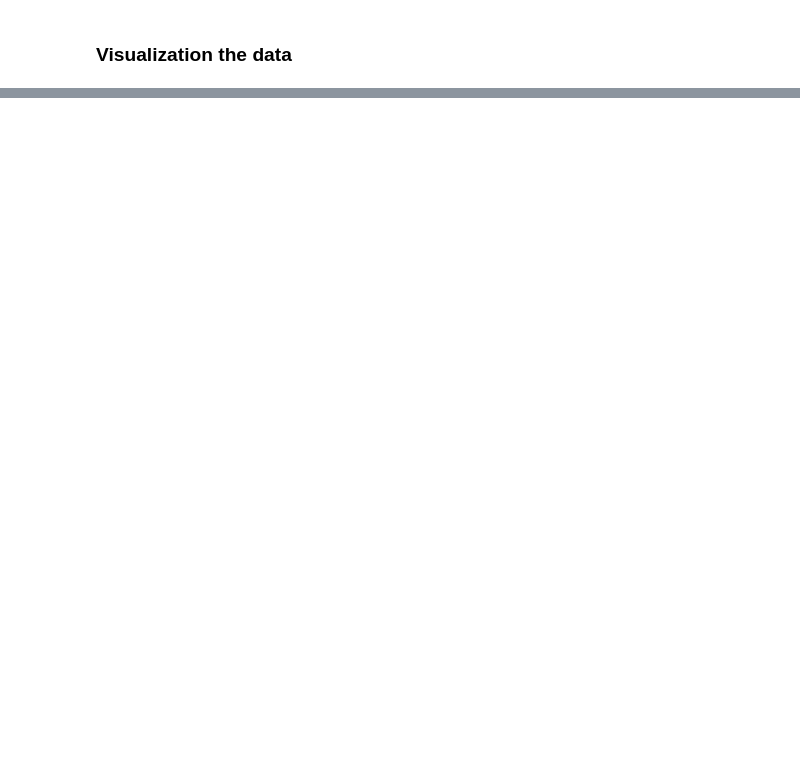
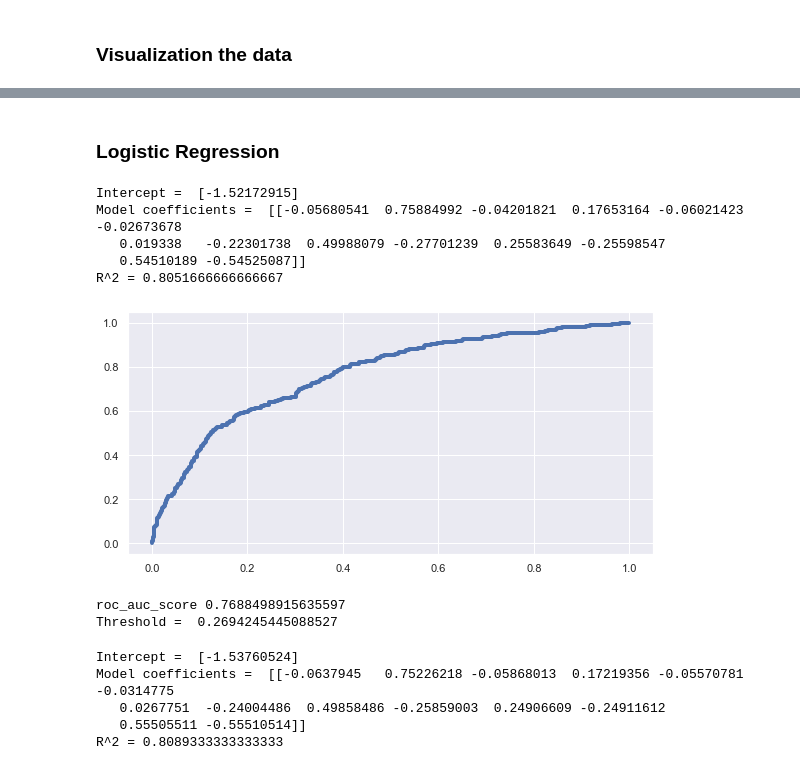
Before and after one commit to AML-final-course-project/SMM284, a Jupyter notebook: data_cleaning.ipynb, the cells around one changed output, grey strips where cells are left out. Cells and saved outputs as stored; diff of their text form; code cells hidden in the pictures; blank space fills up the shorter version.

```diff
--- a/data_cleaning.ipynb
+++ b/data_cleaning.ipynb
@@ -159,0 +163,19 @@ plt.show()
+# %%
+y = df['Exited'] # 1 in the case of Exited; 0 not Exited
+X = df.drop(columns='Exited')
+
+# split training, validation and test sets
+X_train_val, X_test, Y_train_val, Y_test = train_test_split(X, y, train_size=0.75, random_state=461)
+
+X_train, X_valid, Y_train, Y_valid = train_test_split(X_train_val, Y_train_val, train_size = 0.8, random_state=461)
+print(X_train.shape, X_valid.shape , X_test.shape)
+
+numeric_columns = [
+    'CreditScore', 'Age', 'Tenure', 'Balance', 'NumOfProducts', 'HasCrCard', 'EstimatedSalary'
+]
+
+from sklearn.preprocessing import StandardScaler
+scaler = StandardScaler()
+X_train[numeric_columns] = scaler.fit_transform(X_train[numeric_columns])
+X_valid[numeric_columns] = scaler.transform(X_valid[numeric_columns])
+X_test[numeric_columns] = scaler.transform(X_test[numeric_columns])
@@ -159,0 +242,46 @@ plt.show()
+# %% [markdown]
+### Logistic Regression
+# %%
+# Step1: Train logistic model on the training set
+logm_train = LogisticRegression(max_iter=2000).fit(X_train,Y_train.values.ravel())
+print("Intercept = ",logm_train.intercept_)
+print("Model coefficients = ", logm_train.coef_)
+print("R^2 =",logm_train.score(X_train, Y_train))
+# %% [output]
+Intercept =  [-1.52172915]
+Model coefficients =  [[-0.05680541  0.75884992 -0.04201821  0.17653164 -0.06021423 -0.02673678
+   0.019338   -0.22301738  0.49988079 -0.27701239  0.25583649 -0.25598547
+   0.54510189 -0.54525087]]
+R^2 = 0.8051666666666667
+# %%
+# Step2: Use validation set to pick right threshold
+# fit the validation data to the trian model
+Y_probs =logm_train.predict_proba(X_valid)[:,1]
+# get the fpr tpr score
+fpr, tpr, thresholds = metrics.roc_curve(Y_valid,Y_probs)
+plt.plot(fpr, tpr, linewidth=4)
+plt.show()
+#check the ROC score
+print('roc_auc_score',roc_auc_score(Y_valid,Y_probs))
+# get the threshold
+threshold = thresholds[np.argmax(tpr - fpr)]
+print("Threshold = ",threshold)
+# %% [output]
+[figure, added]
+roc_auc_score 0.7688498915635597
+Threshold =  0.2694245445088527
+# %%
+# Step3: Retraining the final model with training+validation
+train_val_X = pd.concat([X_train, X_valid])
+train_val_Y = pd.concat([Y_train, Y_valid])
+
+logm = LogisticRegression(max_iter=2000).fit(train_val_X, train_val_Y.values.ravel())
+print("Intercept = ",logm.intercept_)
+print("Model coefficients = ", logm.coef_)
+print("R^2 =",logm.score(train_val_X, train_val_Y))
+# %% [output]
+Intercept =  [-1.53760524]
+Model coefficients =  [[-0.0637945   0.75226218 -0.05868013  0.17219356 -0.05570781 -0.0314775
+   0.0267751  -0.24004486  0.49858486 -0.25859003  0.24906609 -0.24911612
+   0.55505511 -0.55510514]]
+R^2 = 0.8089333333333333
```
Also changed, not shown: parts of 12 cells of this notebook.
